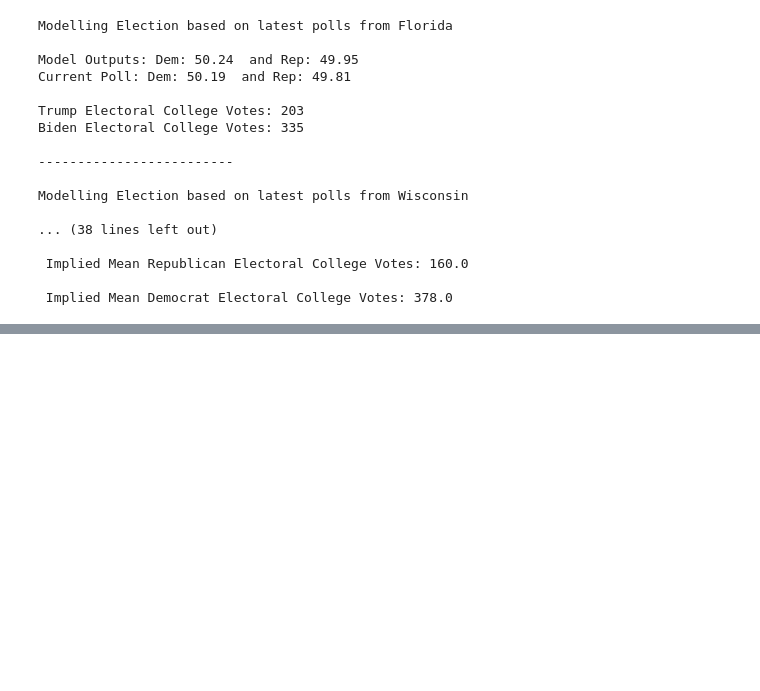
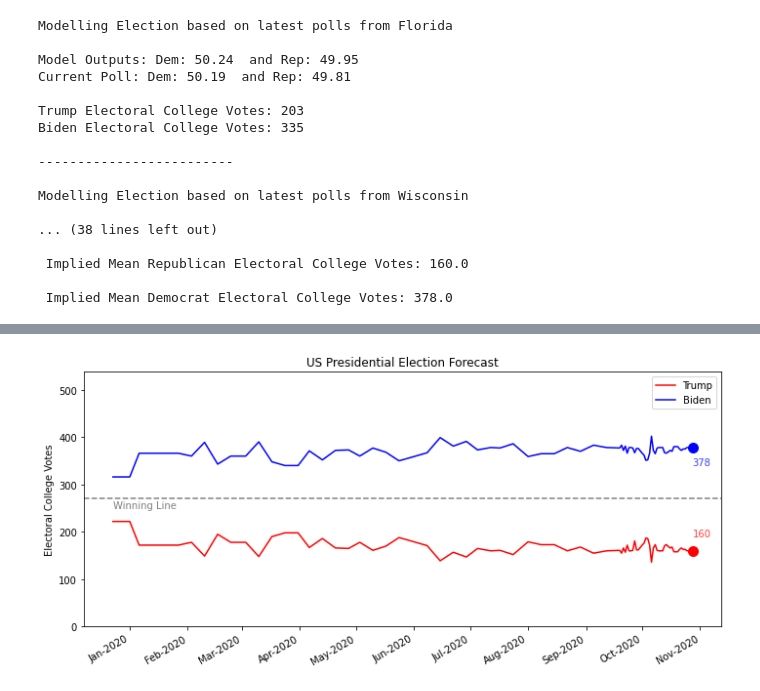
Before and after one commit to nowaycomputer/us_election_2020, a Jupyter notebook: notebooks/2020 Demographic Polls Model.ipynb, the cells around one changed output, grey strips where cells are left out. Saved outputs shown, nothing was run; the diff lists cells and outputs as text; code cells hidden in the pictures; blank space fills up the shorter version.

```diff
--- a/notebooks/2020 Demographic Polls Model.ipynb
+++ b/notebooks/2020 Demographic Polls Model.ipynb
@@ -645,0 +766,53 @@ plt.figure(tight_layout=True)
+# %%
+dates=['23/12/2019','01/01/2020','06/01/2020','13/01/2020','20/01/2020','27/01/2020','03/02/2020',
+       '10/02/2020','17/02/2020','24/02/2020','03/03/2020','10/03/2020','17/03/2020','24/03/2020',
+       '31/03/2020','06/04/2020','13/04/2020','20/04/2020','27/04/2020','03/05/2020','10/05/2020',
+       '17/05/2020','24/05/2020','01/06/2020','08/06/2020','15/06/2020','22/06/2020','29/06/2020',
+       '05/07/2020','12/07/2020','17/07/2020','24/07/2020','01/08/2020','08/08/2020','15/08/2020',
+       '22/08/2020','29/08/2020','05/09/2020','12/09/2020','19/09/2020','20/09/2020','21/09/2020',
+       '22/09/2020','23/09/2020','24/09/2020','25/09/2020','26/09/2020','27/09/2020','28/09/2020',
+       '29/09/2020','30/09/2020','01/10/2020','02/10/2020','03/10/2020','04/10/2020','05/10/2020',
+       '06/10/2020','07/10/2020','08/10/2020','09/10/2020','10/10/2020',
+       '11/10/2020','12/10/2020','13/10/2020','14/10/2020','15/10/2020','16/10/2020','17/10/2020',
+       '18/10/2020','19/10/2020','20/10/2020','21/10/2020','22/10/2020','23/10/2020','24/10/2020',
+       '25/10/2020','26/10/2020','27/10/2020','28/10/2020']
+
+dates=pd.to_datetime(dates,format='%d/%m/%Y')
+rep_ev=[222,222,172,172,172,172,178,149,195,178,178,148,190,198,198,167,186,166,165,178,161,170,188,179,171,139,157,147,165,160,161,152,179,173,173,160,168,155,160,161,155,166,157,172,160,160,161,181,162,162,167,172,176,187,186,172,136,166,173,161,160,160,160,171,173,169,166,168,158,158,158,163,166,163,
+        163,160,160,163,160]
+dem_ev=[316,316,366,366,366,366,360,389,343,360,360,390,348,340,340,371,352,372,373,360,377,368,350,359,367,399,381,391,373,378,377,386,359,365,365,378,370,383,378,377,383,372,381,366,378,378,377,367,376,376,371,366,362,351,352,366,402,372,365,377,378,378,378,367,366,369,372,370,380,380,380,375,372,375,
+        375,378,378,375,378]
+
+# # text_date=['26/10/2020']
+
+plt.figure(figsize=(10,5))
+plt.title('US Presidential Election Forecast')
+plt.plot(dates,rep_ev,c='r',label='Trump')
+plt.plot(dates,dem_ev,c='b',label='Biden')
+
+plt.scatter(x=dates[-1],y=rep_ev[-1],c='r',s=100)
+plt.scatter(x=dates[-1],y=dem_ev[-1],c='b',s=100)
+
+plt.axhline(y=270,ls='--',c='k',alpha=0.5)
+plt.text(x=dates[0],y=250,s='Winning Line',alpha=0.5)
+
+plt.text(x=dates[-1],y=190,s=str(rep_ev[-1]),alpha=0.75,c='r')
+plt.text(x=dates[-1],y=340,s=str(dem_ev[-1]),alpha=0.75,c='b')
+plt.ylim(0,538)
+plt.ylabel('Electoral College Votes')
+plt.legend()
+
+import matplotlib.dates as mdates
+# Set the locator
+locator = mdates.MonthLocator()  # every month
+# Specify the format - %b gives us Jan, Feb...
+fmt = mdates.DateFormatter('%b-%Y')
+X = plt.gca().xaxis
+X.set_major_locator(locator)
+# Specify formatter
+X.set_major_formatter(fmt)
+
+plt.tight_layout()
+plt.gcf().autofmt_xdate()
+# %% [output]
+[figure, added]
```
Also changed, not shown: parts of 4 cells of this notebook, 1 other file.
